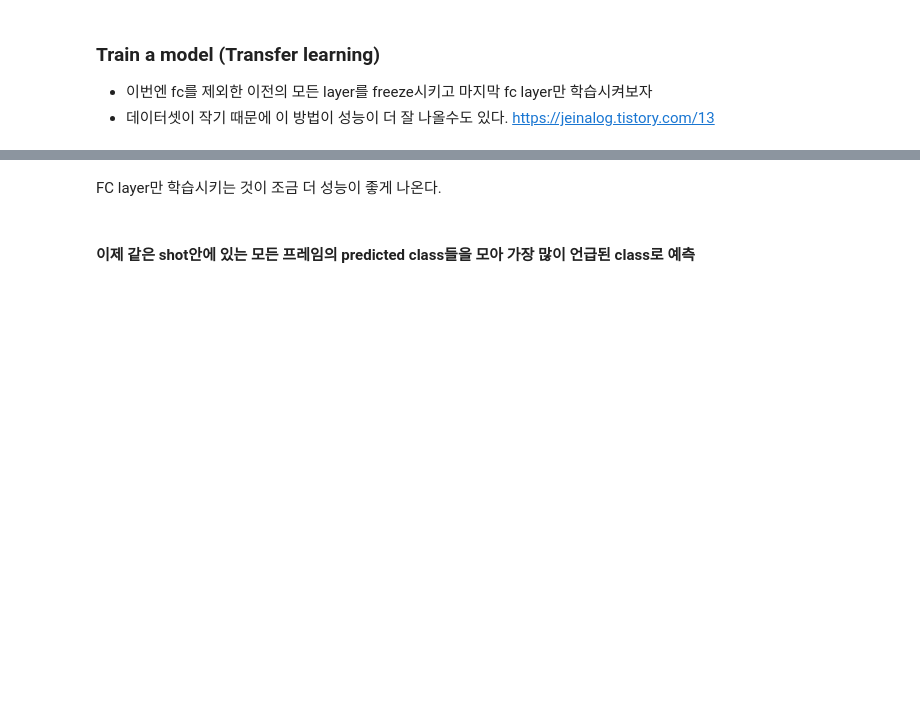
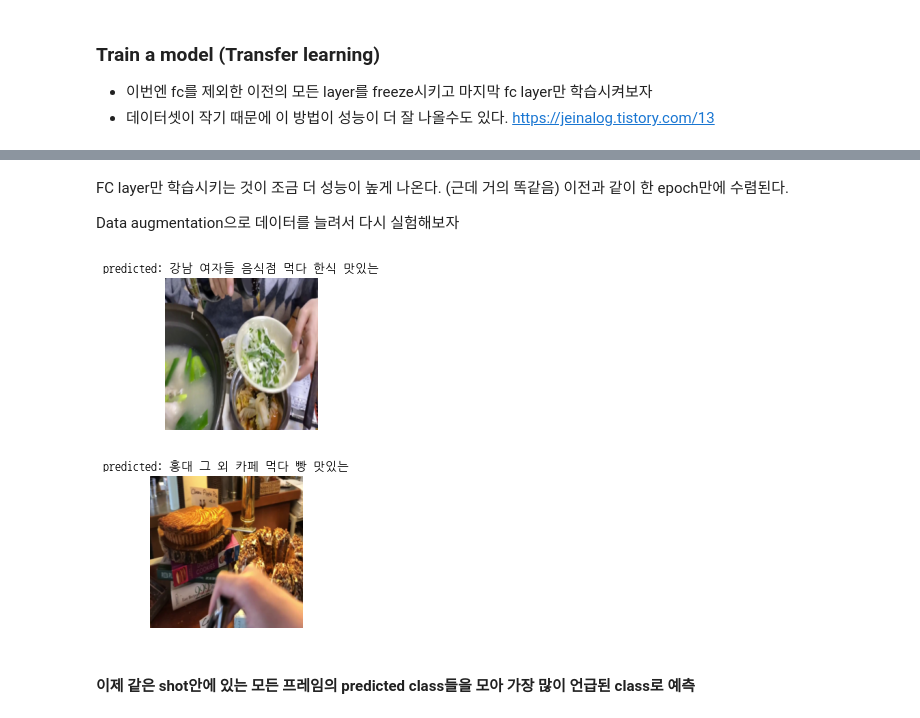
Before and after one commit to eddyzzang/video-classification, a Jupyter notebook: video_classification.ipynb, the cells around one changed output, grey strips where cells are left out. Cells and saved outputs as stored; diff of their text form; code cells hidden in the pictures; blank space fills up the shorter version.

```diff
--- a/video_classification.ipynb
+++ b/video_classification.ipynb
@@ -304,5 +283,3 @@ df_video_label
 | 520 | video205-shot04.mp4 | 13 | 1 | 2 | 0 | 0 | 3 | [13, 1, 2, 0, 0, 3] |
 | 521 | video205-shot05.mp4 | 13 | 0 | 16 | 2 | 2 | 0 | [13, 0, 16, 2, 2, 0] |
 522 rows × 8 columns
-# %%
-df_video_label['label'].apply(lambda x: json.loads(x))
@@ -792,10 +763,10 @@ class MultiTaskDataset(Dataset):
         recommend_eat = torch.tensor(int(labels[4]), dtype=torch.int64)
         etc = torch.tensor(int(labels[5]), dtype=torch.int64)
 
-        return img, (where, who, recommend_place, recommend_doing, recommend_eat, etc)
+        return img, (where, who, recommend_place, recommend_doing, recommend_eat, etc), img_name
 
     def show(self, index):
-        x,y = self.__getitem__(index)
+        x,y,z = self.__getitem__(index)
         where, who, recommend_place, recommend_doing, recommend_eat, etc = y
         stds = np.array([0.229, 0.224, 0.225])
         means = np.array([0.485, 0.456, 0.406])
@@ -1039,16 +1209,14 @@ MultiTaskResnet34(
 # %% [markdown]
 ### 예측값 시각화
 # %%
-def imshow(inp, title=None):
-    """Imshow for Tensor."""
+def imshow(inp):
+    #Imshow for Tensor
     inp = inp.numpy().transpose((1, 2, 0))
     mean = np.array([0.485, 0.456, 0.406])
     std = np.array([0.229, 0.224, 0.225])
     inp = std * inp + mean
     inp = np.clip(inp, 0, 1)
     plt.imshow(inp)
-    if title is not None:
-        plt.title(title)
     plt.pause(0.001)
 # %%
 def visualize_model(model, num_images=2):
@@ -1115,5 +1293,5 @@ model.fc6.weight.requires_grad = True
 # optimizer
 optimizer_fc = torch.optim.Adam(filter(lambda p: p.requires_grad, model.parameters()), lr=0.001)
 # %%
-model2 = train_model(model, criterion, optimizer_fc, num_epochs=2)
+model2 = train_model(model, criterion, optimizer_fc, num_epochs=5)
 # %% [output]
@@ -1132,7 +1325,15 @@ Best mean Val Accuracy: 0.518721
 # %% [markdown]
-FC layer만 학습시키는 것이 조금 더 성능이 좋게 나온다.
+FC layer만 학습시키는 것이 조금 더 성능이 높게 나온다. (근데 거의 똑같음)
+이전과 같이 한 epoch만에 수렴된다.
+
+Data augmentation으로 데이터를 늘려서 다시 실험해보자
 # %%
 torch.save(model2, 'weights/resnet34_fc.pt')
+# %%
+visualize_model(model2)
+# %% [output]
+[figure, added]
+[figure, added]
 # %% [markdown]
 #### 이제 같은 shot안에 있는 모든 프레임의 predicted class들을 모아 가장 많이 언급된 class로 예측
 # %% [markdown]
```
Also changed, not shown: parts of 18 cells of this notebook.
